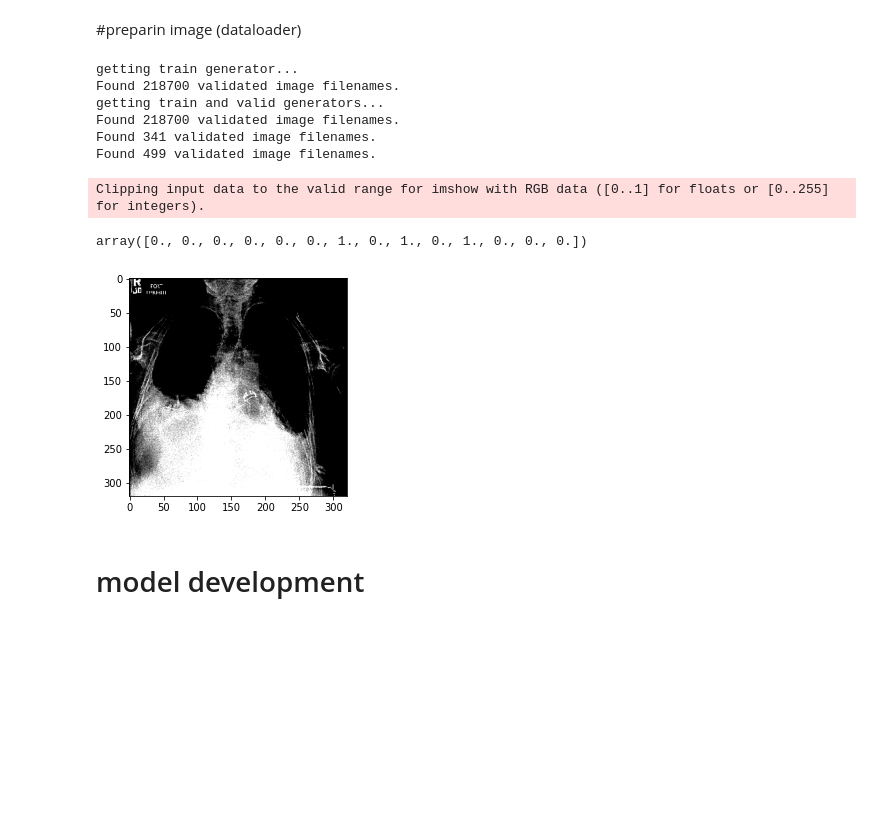
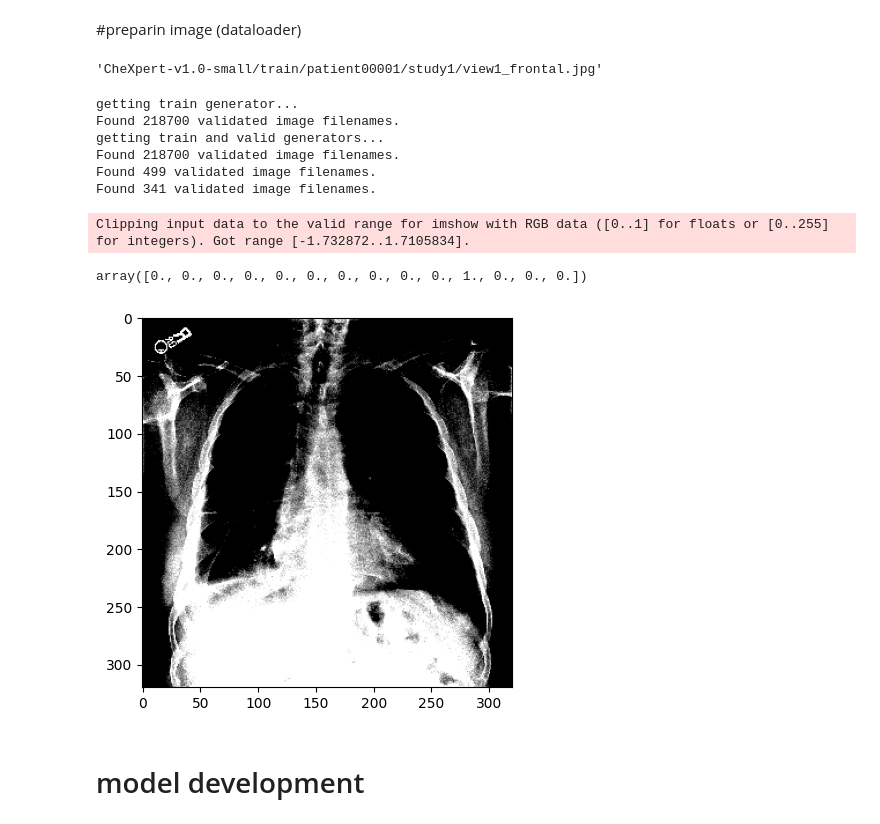
Before and after one commit to Rehanabbaxi/Chest_pathalogies_diagnosis, a Jupyter notebook: chest_pathologies_diagnosis_usingDenset.ipynb, the cells around one changed output. Drawn from its saved outputs; the diff is of its cells as text; code cells hidden in the pictures; blank space fills up the shorter version.

```diff
--- a/chest_pathologies_diagnosis_usingDenset.ipynb
+++ b/chest_pathologies_diagnosis_usingDenset.ipynb
@@ -209,9 +212,9 @@ valid_df.to_csv( r"C:\Users\All\rehan\my_csv\valid_csv.csv")
 # %% [markdown]
 # loading data after making all new csvs to prevent dat leakage
 # %%
-train_df = pd.read_csv(r'C:\Users\All\rehan\my_csv\train_csv.csv')
-test_df = pd.read_csv(r'C:\Users\All\rehan\my_csv\valid_csv.csv')
-valid_df = pd.read_csv(r'C:\Users\All\rehan\my_csv\test_csv.csv')
+train_df = pd.read_csv(r'D:\rehan\Projoects\Chest_pathalogies_diagnosis\my_csv\train_csv.csv')
+test_df = pd.read_csv(r'D:\rehan\Projoects\Chest_pathalogies_diagnosis\my_csv\test_csv.csv')
+valid_df = pd.read_csv(r'D:\rehan\Projoects\Chest_pathalogies_diagnosis\my_csv\valid_csv.csv')
 
 
 print(train_df.shape)
@@ -334,7 +337,8 @@ def get_test_and_valid_generator(valid_df, test_df, train_df, image_dir, x_col,
         target_size=(target_w, target_h))
 
     # get data sample
-    batch = raw_train_generator.next()
+    batch = next(raw_train_generator)
+
     data_sample = batch[0]
 
     # use sample to fit mean and std for test set generator
@@ -372,11 +376,13 @@ def get_test_and_valid_generator(valid_df, test_df, train_df, image_dir, x_col,
             seed=seed,
             target_size=(target_w,target_h))
     return valid_generator, test_generator
+# %%
+train_df["image_path"][0]
+# %% [output]
+'CheXpert-v1.0-small/train/patient00001/study1/view1_frontal.jpg'
 # %%
-
-
 import PIL
-IMAGE_DIR = 'D:\Dataset\Chexpert'
+IMAGE_DIR = r'D:\rehan\Projoects\Chest_pathalogies_diagnosis\archive'
 
 train_generator = get_train_generator(train_df, IMAGE_DIR, "image_path", labels)
 valid_generator, test_generator= get_test_and_valid_generator(valid_df, test_df, train_df, IMAGE_DIR, "image_path", labels)
@@ -385,16 +391,16 @@ getting train generator...
 Found 218700 validated image filenames.
 getting train and valid generators...
 Found 218700 validated image filenames.
+Found 499 validated image filenames.
 Found 341 validated image filenames.
-Found 499 validated image filenames.
 # %%
-x, y = test_generator.__getitem__(98)
+x, y = test_generator.__getitem__(50)
 plt.imshow(x[4]);
 y[4]
 # %% [output]
-Clipping input data to the valid range for imshow with RGB data ([0..1] for floats or [0..255] for integers).
+Clipping input data to the valid range for imshow with RGB data ([0..1] for floats or [0..255] for integers). Got range [-1.732872..1.7105834].
-array([0., 0., 0., 0., 0., 0., 1., 0., 1., 0., 1., 0., 0., 0.])
+array([0., 0., 0., 0., 0., 0., 0., 0., 0., 0., 1., 0., 0., 0.])
-[figure, old version]
+[figure, new version]
 # %% [markdown]
 # model development
 # %%
```
Also changed, not shown: parts of 27 cells of this notebook, 2 other files.
